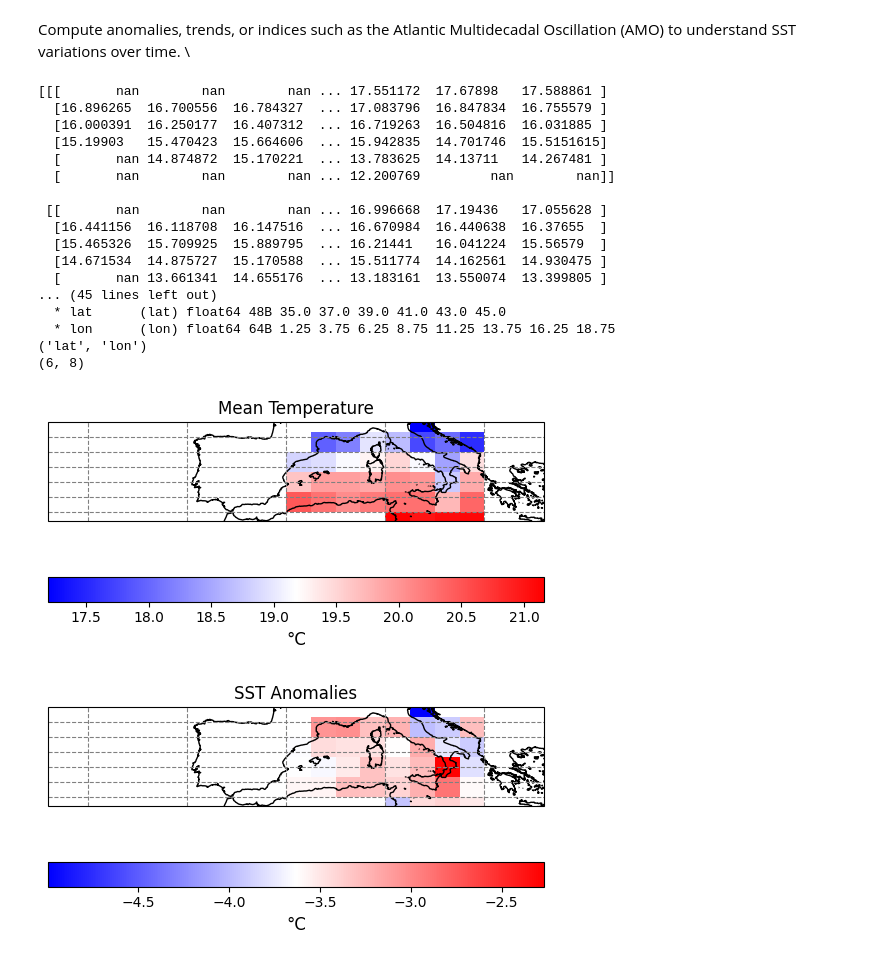
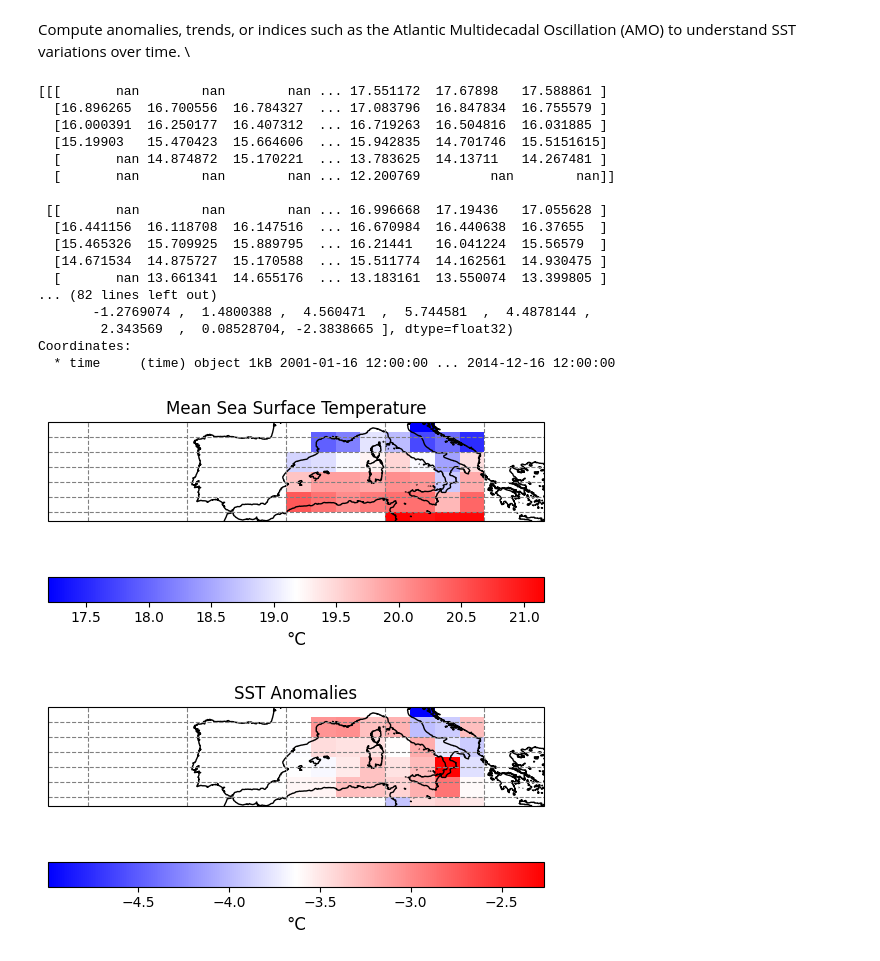
Before and after one commit to KathyBees/AI_Climate, a Jupyter notebook: drought_detection.ipynb, the cells around one changed output. Cells and saved outputs as stored; diff of their text form; code cells hidden in the pictures.

```diff
--- a/drought_detection.ipynb
+++ b/drought_detection.ipynb
@@ -143,7 +177,7 @@ end_date = '2014-12-20'
 data_inner_steps = 24  # process every 24th hour
 
 lat_bounds = [slice(34, 45), slice(34, 51)]
-lon_bounds = [slice(-24, 19), slice(-20, 10)]
+lon_bounds = [slice(-25, 19), slice(-20, 10)]
 # %% [markdown]
 <span style="color:green"></span> Compute anomalies, trends, or indices such as the Atlantic Multidecadal Oscillation (AMO) to understand SST variations over time. \
 # %%
@@ -164,8 +198,12 @@ print(climatology.shape)
 # Compute SST anomalies
 sst_anomalies = sst_subset - climatology
 
+sst_anomalies.to_netcdf('sst_anomalies.nc')
+
 # Calculate the AMO index (example)
 amo_index = sst_anomalies.mean(dim=['lat', 'lon'])
+
+print(amo_index)
 # %% [output]
 [[[       nan        nan        nan ... 17.551172  17.67898   17.588861 ]
   [16.896265  16.700556  16.784327  ... 17.083796  16.847834  16.755579 ]
@@ -179,35 +217,35 @@ amo_index = sst_anomalies.mean(dim=['lat', 'lon'])
   [15.465326  15.709925  15.889795  ... 16.21441   16.041224  15.56579  ]
   [14.671534  14.875727  15.170588  ... 15.511774  14.162561  14.930475 ]
   [       nan 13.661341  14.655176  ... 13.183161  13.550074  13.399805 ]
-... (45 lines left out)
-  * lat      (lat) float64 48B 35.0 37.0 39.0 41.0 43.0 45.0
-  * lon      (lon) float64 64B 1.25 3.75 6.25 8.75 11.25 13.75 16.25 18.75
-('lat', 'lon')
-(6, 8)
+... (82 lines left out)
+       -1.2769074 ,  1.4800388 ,  4.560471  ,  5.744581  ,  4.4878144 ,
+        2.343569  ,  0.08528704, -2.3838665 ], dtype=float32)
+Coordinates:
+  * time     (time) object 1kB 2001-01-16 12:00:00 ... 2014-12-16 12:00:00
 # %%
 region = [-24, 26, 35, 45]
 
 plt.figure()
 ax = plt.axes(projection=cartopy.crs.PlateCarree(central_longitude=0))
 ax.set_global()
 ax.set_extent(region, crs=cartopy.crs.PlateCarree())
 ax.gridlines(linestyle='--',color='gray')
 ax.coastlines()
 
 temp_cartopy = ax.pcolormesh(
     sst_subset['lon'],
     sst_subset['lat'],
     climatology,
     transform=cartopy.crs.PlateCarree(),
     shading='auto',
     cmap='bwr'
 )
 colorbar = plt.colorbar(temp_cartopy, ax=ax, orientation='horizontal', label='Mean Temperature')
 colorbar.set_label("°C",size=12,rotation=0)
-plt.title("Mean Temperature")
+plt.title("Mean Sea Surface Temperature")
 plt.show()
 # %% [output]
-[figure, old version]
+[figure, new version]
 # %%
 plt.figure()
 ax = plt.axes(projection=cartopy.crs.PlateCarree(central_longitude=0))
```
Also changed, not shown: parts of 10 cells of this notebook, 2 other files.
